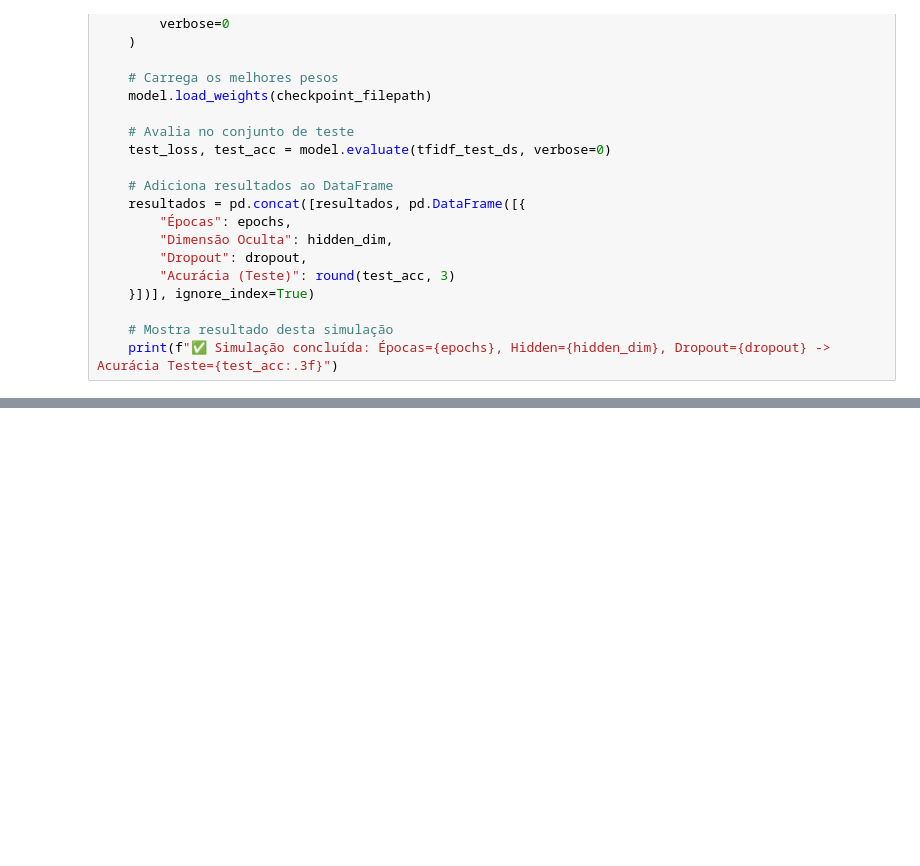
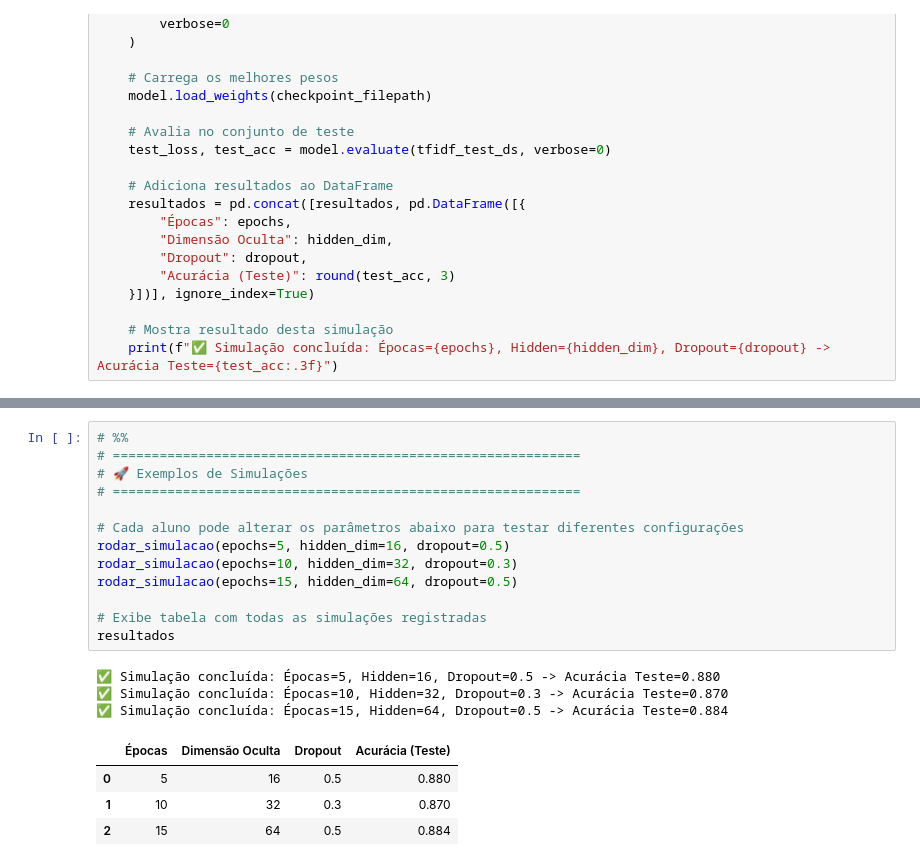
Before and after one commit to jonathas-1993/Topicos_UFAM, a Jupyter notebook: atividades/4_TextVectorization_tf_idf.ipynb, the cells around one changed output, grey strips where cells are left out. Drawn from its saved outputs; the diff is of its cells as text; blank space fills up the shorter version.

```diff
--- a/atividades/4_TextVectorization_tf_idf.ipynb
+++ b/atividades/4_TextVectorization_tf_idf.ipynb
@@ -271,0 +238,21 @@ Test accuracy: 0.888
+# %%
+# %%
+# ============================================================
+# 🚀 Exemplos de Simulações
+# ============================================================
+
+# Cada aluno pode alterar os parâmetros abaixo para testar diferentes configurações
+rodar_simulacao(epochs=5, hidden_dim=16, dropout=0.5)
+rodar_simulacao(epochs=10, hidden_dim=32, dropout=0.3)
+rodar_simulacao(epochs=15, hidden_dim=64, dropout=0.5)
+
+# Exibe tabela com todas as simulações registradas
+resultados
+# %% [output]
+✅ Simulação concluída: Épocas=5, Hidden=16, Dropout=0.5 -> Acurácia Teste=0.880
+✅ Simulação concluída: Épocas=10, Hidden=32, Dropout=0.3 -> Acurácia Teste=0.870
+✅ Simulação concluída: Épocas=15, Hidden=64, Dropout=0.5 -> Acurácia Teste=0.884
+|  | Épocas | Dimensão Oculta | Dropout | Acurácia (Teste) |
+| 0 | 5 | 16 | 0.5 | 0.880 |
+| 1 | 10 | 32 | 0.3 | 0.870 |
+| 2 | 15 | 64 | 0.5 | 0.884 |
```
Also changed, not shown: parts of 2 cells of this notebook.
